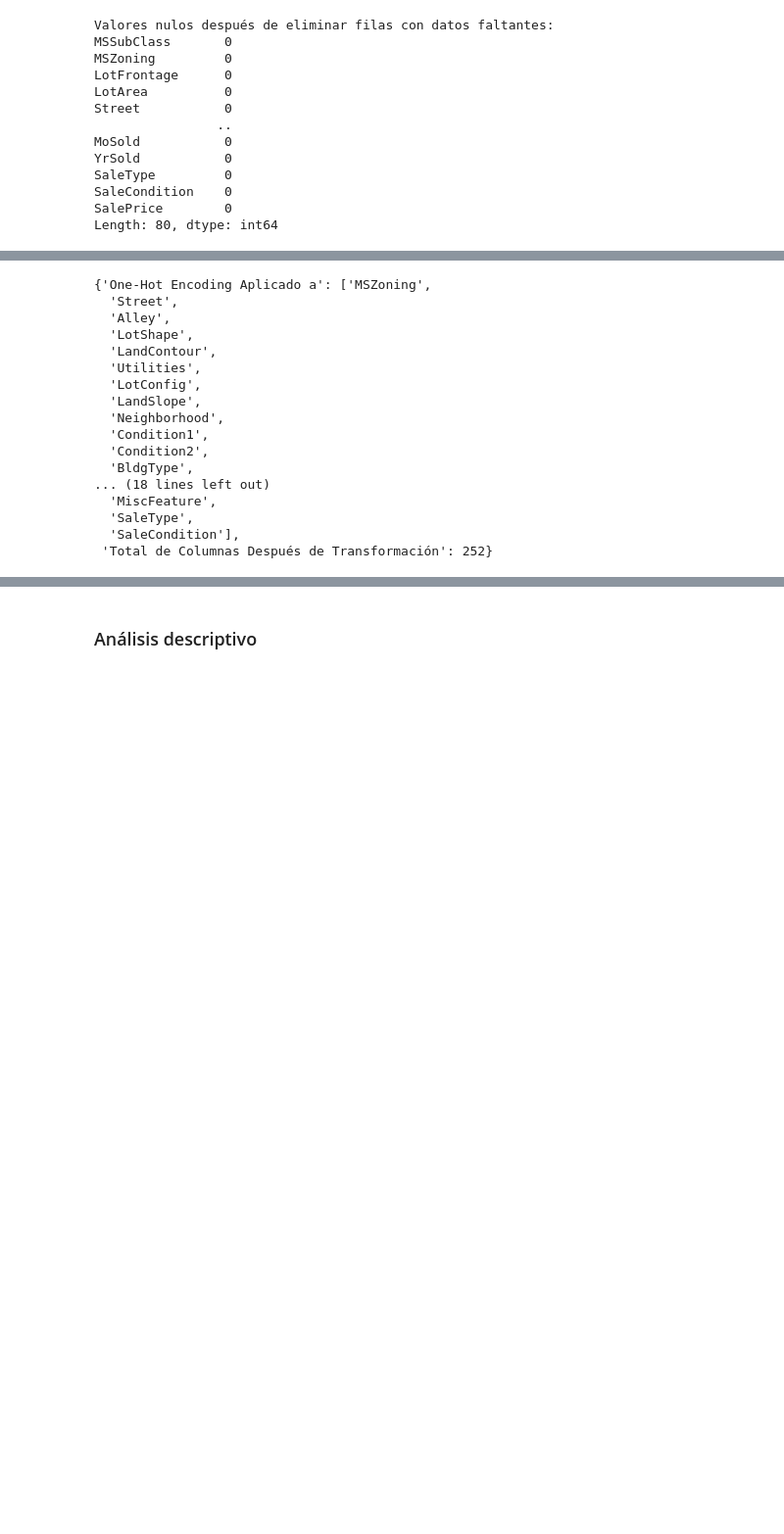
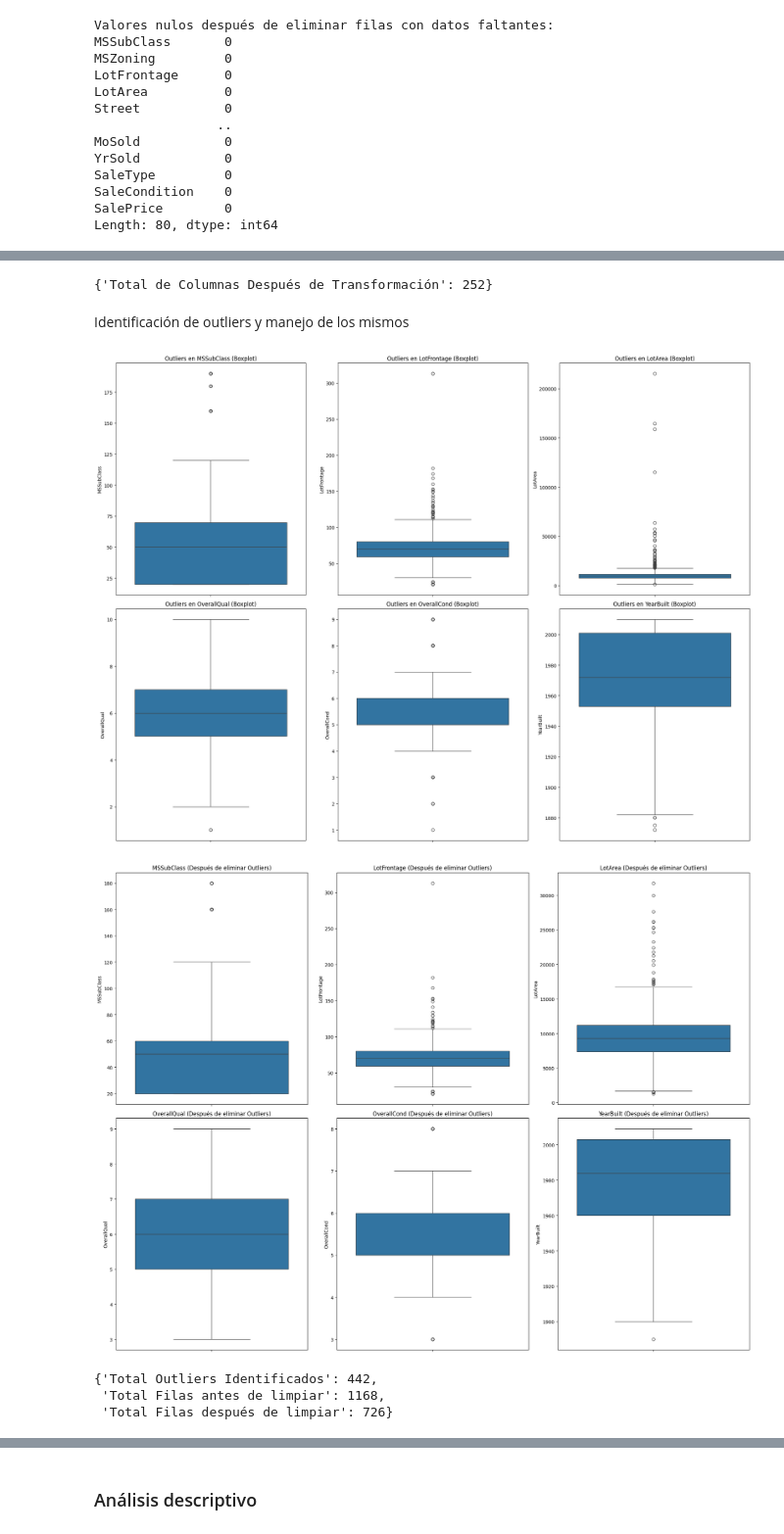
Before and after one commit to tsc221645/CC_3074_Proyecto_2, a Jupyter notebook: initial_analysis.ipynb, the cells around one changed output, grey strips where cells are left out. Shown: that part at 98% size. Saved outputs shown, nothing was run; the diff lists cells and outputs as text; code cells hidden in the pictures; blank space fills up the shorter version.

```diff
--- a/initial_analysis.ipynb
+++ b/initial_analysis.ipynb
@@ -137,8 +140,4 @@ Length: 80, dtype: int64
 # %%
-# Cargar el conjunto de datos nuevamente para asegurarnos de tener la versión original
-train_file_path = "/mnt/data/train_set.csv"
-df_train = pd.read_csv(train_file_path)
-
 # 1. Identificar variables categóricas
 categorical_vars = df_train.select_dtypes(include=['object']).columns
 
@@ -164,28 +163,61 @@ df_train_one_hot_encoded = pd.get_dummies(df_train[one_hot_enc_vars])
 # 5. Unir los resultados al conjunto de datos original
 df_train_transformed = pd.concat([df_train.drop(columns=one_hot_enc_vars), df_train_one_hot_encoded], axis=1)
 
-# Mostrar resultados
+# Resultados
 {
 
-    "Total de Columnas Antes de Transformación": len(df_train.columns),
-    "Total de Columnas Después de Transformación": df_train_transformed.shape[1],
-    "Ejemplo de Columnas con One-Hot Encoding": df_train_one_hot_encoded.columns[:5].tolist()
+    "Total de Columnas Después de Transformación": df_train_transformed.shape[1]
 }
 # %% [output]
-{'One-Hot Encoding Aplicado a': ['MSZoning',
-  'Street',
-  'Alley',
-  'LotShape',
-  'LandContour',
-  'Utilities',
-  'LotConfig',
-  'LandSlope',
-  'Neighborhood',
-  'Condition1',
-  'Condition2',
-  'BldgType',
-... (18 lines left out)
-  'MiscFeature',
-  'SaleType',
-  'SaleCondition'],
- 'Total de Columnas Después de Transformación': 252}
+{'Total de Columnas Después de Transformación': 252}
+# %% [markdown]
+Identificación de outliers y manejo de los mismos
+# %%
+from scipy.stats import zscore
+
+# 1. Visualización de Outliers usando Boxplot
+numerical_vars = df_train.select_dtypes(include=['int64', 'float64']).columns
+
+plt.figure(figsize=(20, 15))
+for i, col in enumerate(numerical_vars[:6]):
+    plt.subplot(2, 3, i+1)
+    sns.boxplot(y=df_train[col])
+    plt.title(f'Outliers en {col} (Boxplot)')
+plt.tight_layout()
+plt.show()
+
+# 2. Identificación de Outliers usando Z-score
+outliers = {}
+for col in numerical_vars:
+    z_scores = zscore(df_train[col].dropna())
+    outliers[col] = np.where(np.abs(z_scores) > 3)[0]  # Z-score > 3 se considera outlier
+
+# 3. Manejo de Outliers: Remover outliers extremos (Z-score > 3)
+# Concatenar todos los índices de outliers
+all_outliers = np.concatenate(list(outliers.values()))
+unique_outliers = np.unique(all_outliers)  # Evitar duplicados
+
+# Remover outliers manteniendo los índices originales
+df_train_cleaned = df_train.drop(index=unique_outliers)
+
+# 4. Visualización después del manejo de outliers
+plt.figure(figsize=(20, 15))
+for i, col in enumerate(numerical_vars[:6]):
+    plt.subplot(2, 3, i+1)
+    sns.boxplot(y=df_train_cleaned[col])
+    plt.title(f'{col} (Después de eliminar Outliers)')
+plt.tight_layout()
+plt.show()
+
+# Resultados
+{
+    "Total Outliers Identificados": len(unique_outliers),
+    "Total Filas antes de limpiar": len(df_train),
+    "Total Filas después de limpiar": len(df_train_cleaned)
+}
+# %% [output]
+[figure, added]
+[figure, added]
+{'Total Outliers Identificados': 442,
+ 'Total Filas antes de limpiar': 1168,
+ 'Total Filas después de limpiar': 726}
```
Also changed, not shown: parts of 5 cells of this notebook.
